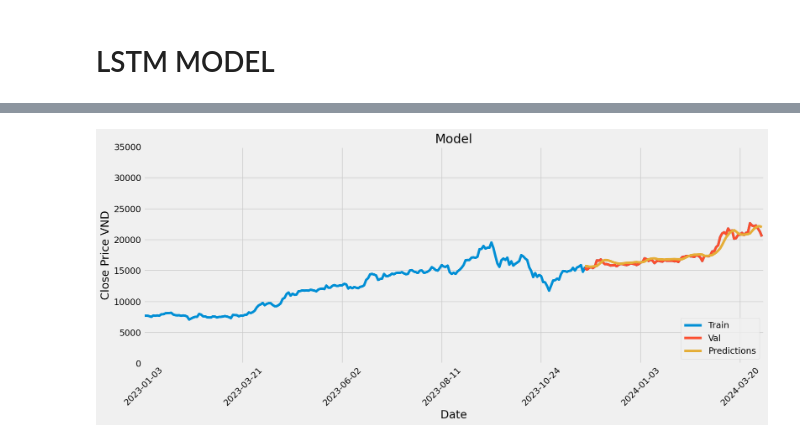
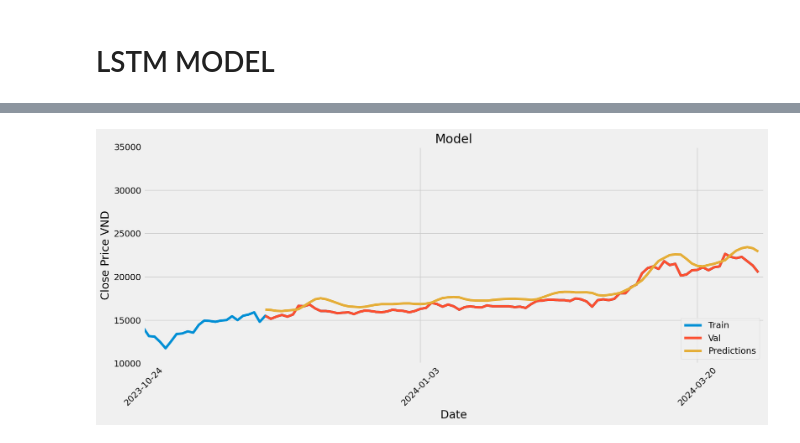
Before and after one commit to HoangHuyyyy/CSC14115, a Jupyter notebook: LSTM.ipynb, the cells around one changed output, grey strips where cells are left out. Saved outputs shown, nothing was run; the diff lists cells and outputs as text; code cells hidden in the pictures.

```diff
--- a/LSTM.ipynb
+++ b/LSTM.ipynb
@@ -21,7 +21,8 @@ df.head()
 | 2017-01-06 | 2320 | 10180 | 23610 | 10310 |
 | 2017-01-09 | 2350 | 10480 | 24110 | 10590 |
 # %%
-dataset = df.AGR.values.reshape(-1, 1)
+
+dataset = df['AGR'].values.reshape(-1, 1)
 training_data_len = int(np.ceil( len(dataset) * .95 ))
 training_data_len
 # %% [output]
@@ -178,19 +134,19 @@ valid
 # %%
 train = df[:training_data_len]
 valid = df[training_data_len:]
 valid['Predictions'] = predictions
 # Visualize the data
 plt.figure(figsize=(16,6))
 plt.title('Model')
 plt.xlabel('Date', fontsize=18)
 plt.ylabel('Close Price VND', fontsize=18)
 plt.plot(df['AGR'])
 plt.plot(valid[['AGR', 'Predictions']])
 plt.legend(['Train', 'Val', 'Predictions'], loc='lower right')
 xtick_positions = range(0, len(df), 50)
 xtick_labels = df.index[xtick_positions]
 plt.xticks(xtick_positions, xtick_labels, rotation=45)
-plt.axis([1500, 1812, 0, 35000])
+plt.axis([1700, 1812, 10000, 35000])
 plt.show()
 # %% [output]
-[figure, old version]
+[figure, new version]
```
Also changed, not shown: parts of 10 cells of this notebook.
